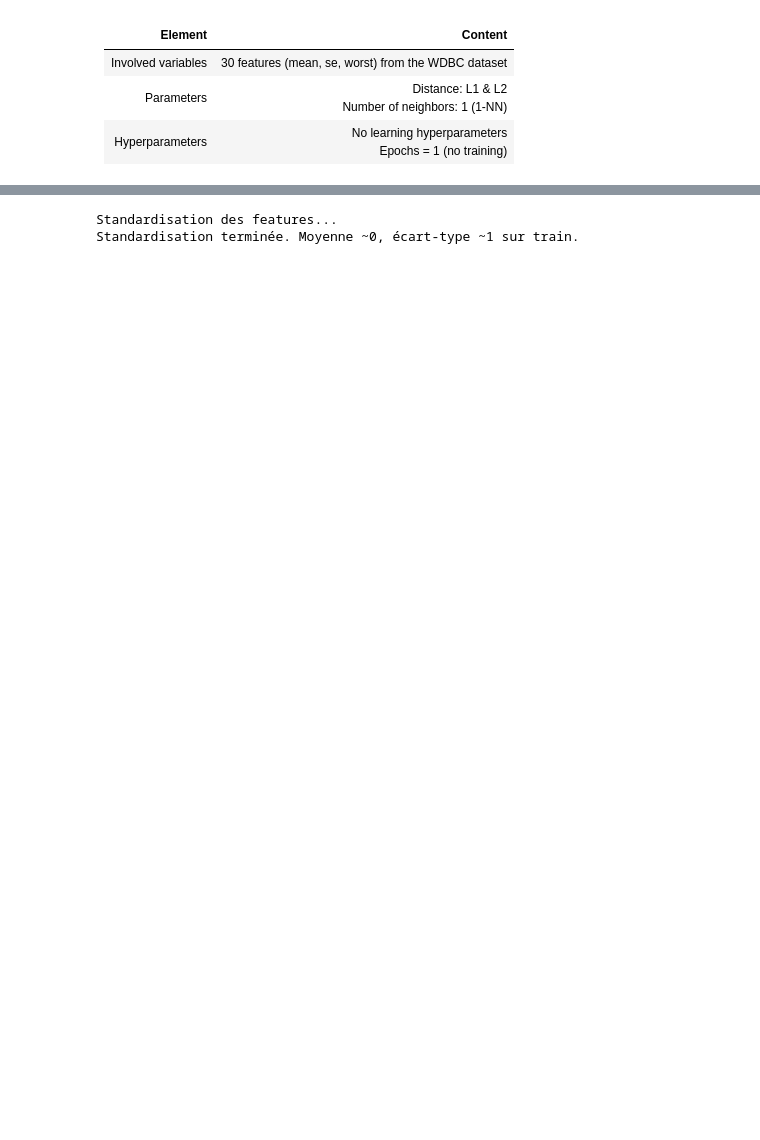
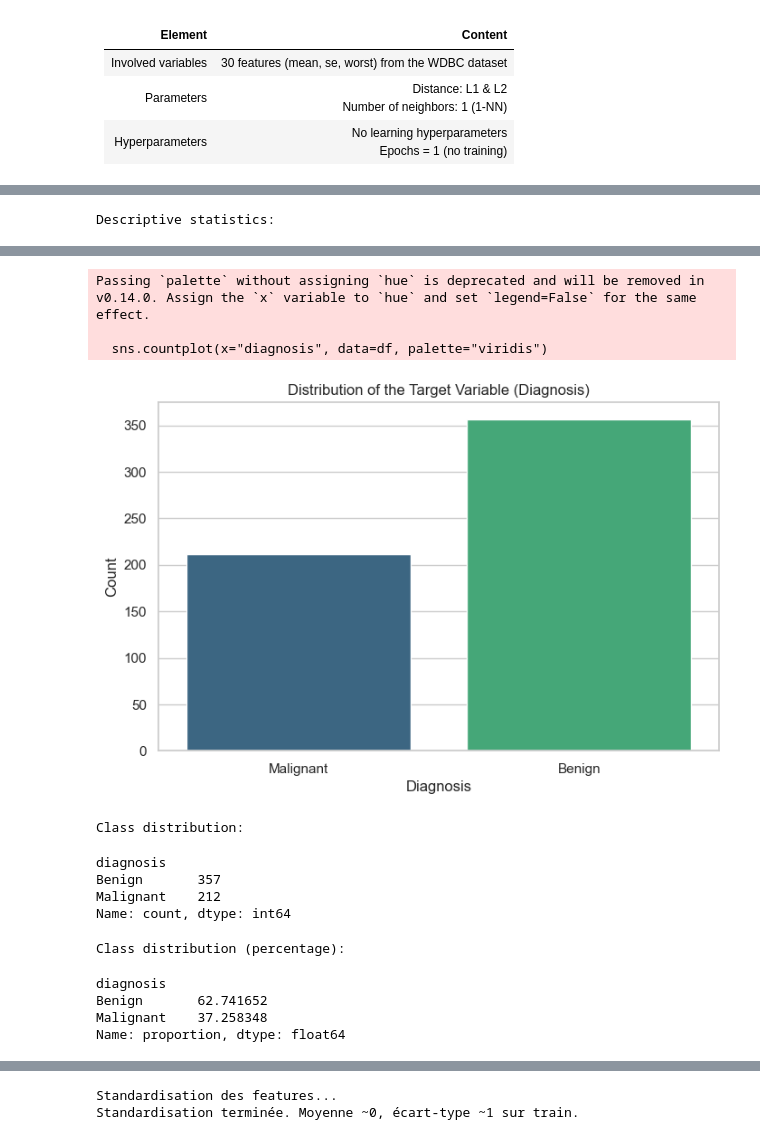
Before and after one commit to youssef060902/Algonomads_ML, a Jupyter notebook: Project.ipynb, the cells around one changed output, grey strips where cells are left out. Cells and saved outputs as stored; diff of their text form; code cells hidden in the pictures; blank space fills up the shorter version.

```diff
--- a/Project.ipynb
+++ b/Project.ipynb
@@ -34,0 +118,30 @@ dso 3 : estimate the probability of a malignant breast cancer in the future .
+# %%
+# Optional: Drop unnecessary columns (e.g., 'id' and fully empty columns like 'Unnamed: 32')
+df = df.drop(columns=["id", "Unnamed: 32"], errors="ignore")
+
+# ============================================================
+# 6) Descriptive Statistics
+# ============================================================
+print("\nDescriptive statistics:")
+display(df.describe().T)
+
+# ============================================================
+# 7) Distribution of the Target Variable
+# ============================================================
+# Map diagnosis: M (Malignant) -> 1, B (Benign) -> 0 for easier analysis (optional)
+df["diagnosis"] = df["diagnosis"].map({"M": "Malignant", "B": "Benign"})
+
+plt.figure(figsize=(8, 5))
+sns.countplot(x="diagnosis", data=df, palette="viridis")
+plt.title("Distribution of the Target Variable (Diagnosis)")
+plt.xlabel("Diagnosis")
+plt.ylabel("Count")
+plt.show()
+
+print("\nClass distribution:")
+display(df["diagnosis"].value_counts())
+
+print("\nClass distribution (percentage):")
+display(df["diagnosis"].value_counts(normalize=True) * 100)
+# %% [output]
+Descriptive statistics:
@@ -34,0 +165,14 @@ dso 3 : estimate the probability of a malignant breast cancer in the future .
+Passing `palette` without assigning `hue` is deprecated and will be removed in v0.14.0. Assign the `x` variable to `hue` and set `legend=False` for the same effect.
+
+  sns.countplot(x="diagnosis", data=df, palette="viridis")
+[figure, added]
+Class distribution:
+diagnosis
+Benign       357
+Malignant    212
+Name: count, dtype: int64
+Class distribution (percentage):
+diagnosis
+Benign       62.741652
+Malignant    37.258348
+Name: proportion, dtype: float64
```
Also changed, not shown: parts of 41 cells of this notebook.
